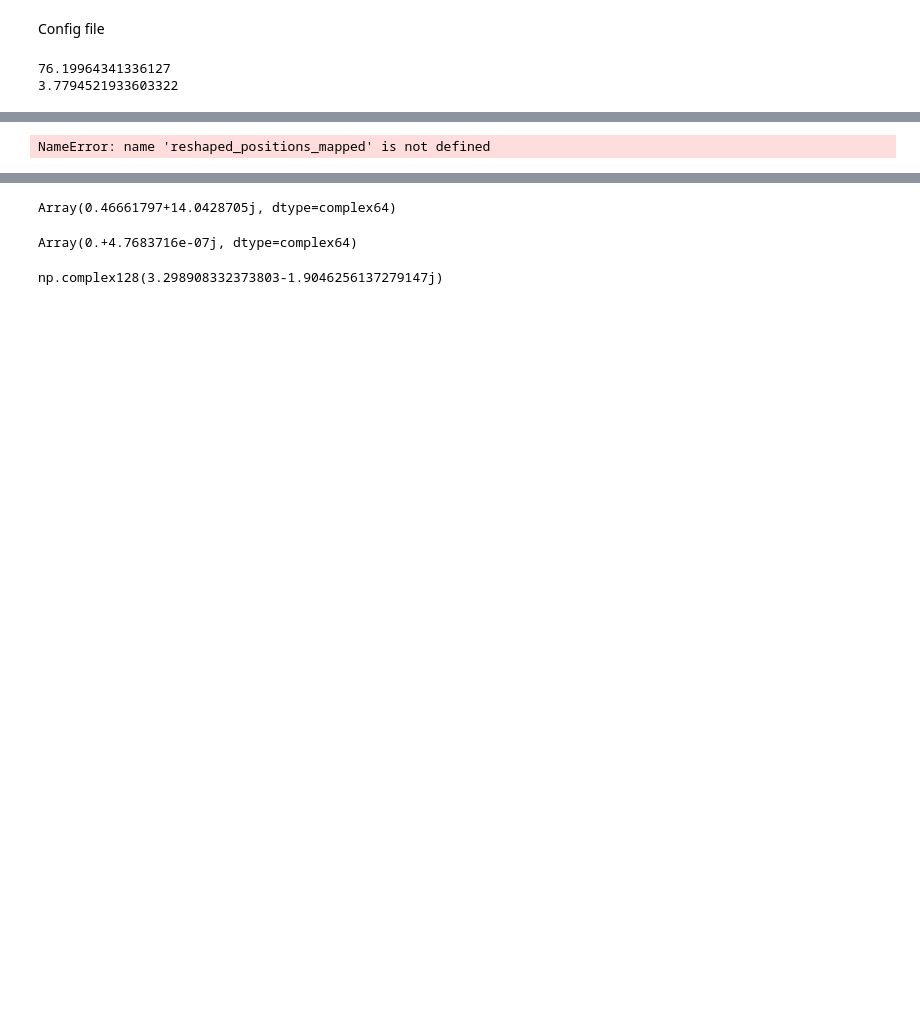
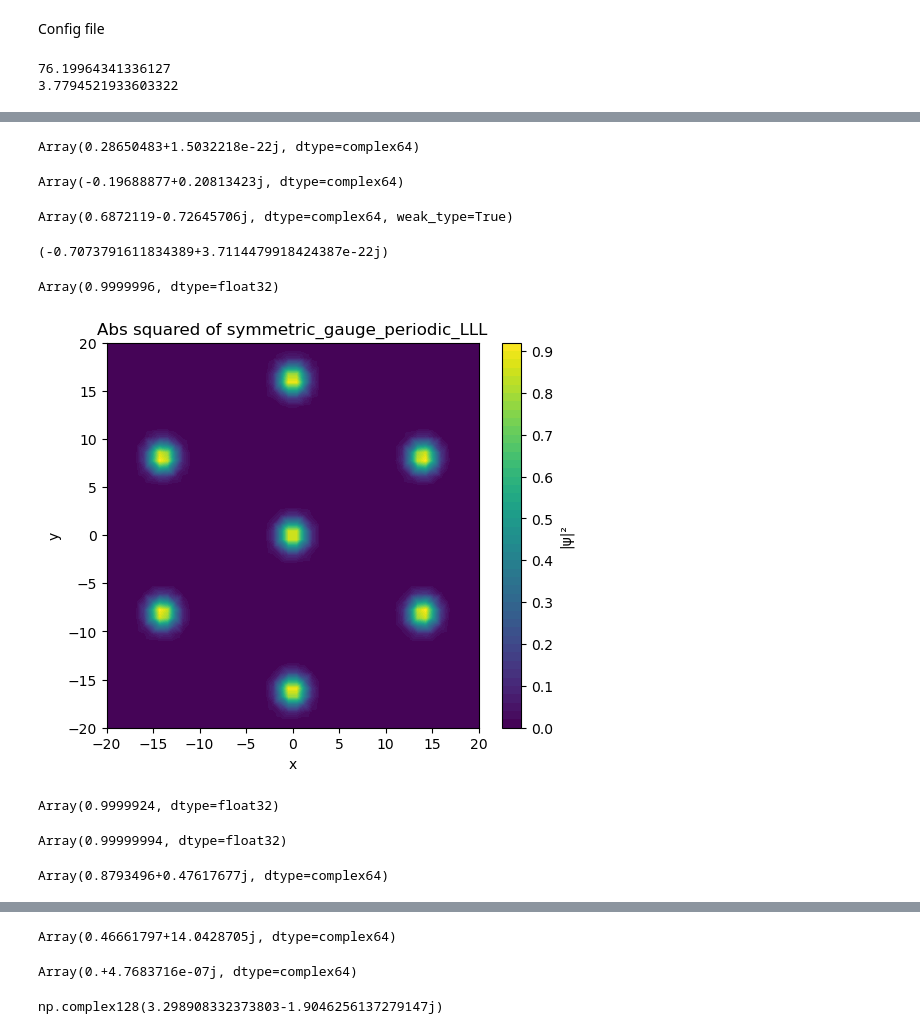
Before and after one commit to abouelkomsan/ferminet_ahmed, a Jupyter notebook: tests.ipynb, the cells around one changed output, grey strips where cells are left out. Cells and saved outputs as stored; diff of their text form; code cells hidden in the pictures; blank space fills up the shorter version.

```diff
--- a/tests.ipynb
+++ b/tests.ipynb
@@ -168,4 +168,4 @@ def construct_input_features(
       jnp.linalg.norm(ee + jnp.eye(n)[..., None], axis=-1) * (1.0 - jnp.eye(n)))
   return ae, ee, r_ae, r_ee[..., None]
 # %%
-ae,ee,r_ae, r_ee = construct_input_features(jnp.array([[0.0, 0.0], [1.0, 1.0]]).flatten(), jnp.array([[0.0, 0.0]]),2)
+ae,ee,r_ae, r_ee = construct_input_features(jnp.array([[1.0, 0.0]]).flatten(), jnp.array([[0.0, 0.0]]),2)
@@ -280,7 +284,7 @@ def reciprocal_vecs(a1: jnp.ndarray, a2: jnp.ndarray, Tmatrix: jnp.ndarray) -> j
 # %%
 a1 = jnp.array([jnp.sqrt(3)/2,-0.5])
 a2 = jnp.array([0,1])
-Tmatrix = jnp.array([[3,0], [0, 3]])  # Identity matrix for unit cell
+Tmatrix = jnp.array([[4,0], [0, 6]])  # Identity matrix for unit cell
 T = lattice_vecs(a1, a2, Tmatrix)
 rec = 2*jnp.pi*jnp.linalg.inv(T)
 # %%
@@ -306,9 +310,9 @@ area
 # %% [output]
 10.392304
 # %%
-def hbar2_over_2m_eff(meff: float) -> float:
+def hbar2_over_m_eff(meff: float) -> float:
     """
-    Returns hbar^2 / (2 * m_eff) in units of meV·nm².
+    Returns hbar^2 / (m_eff) in units of meV·nm².
     `meff` should be given in units of the electron mass m_e.
     """
     # Physical constants
@@ -319,7 +323,7 @@ def hbar2_over_2m_eff(meff: float) -> float:
     nm2 = 1e-18             # m²
 
     # Convert hbar^2 / (2 m_eff) to meV·nm²
-    value = hbar**2 / (2 * meff * m_e)  # in J·m²
+    value = hbar**2 / (meff * m_e)  # in J·m²
     value_meV_nm2 = value / meV / nm2  # convert to meV·nm²
 
     return value_meV_nm2
@@ -372,0 +379,5 @@ prefac/hbar2_over_2m_eff(1.0)/2
+# %%
+  KE_prefactor = hbar2_over_m_eff(1.0)
+  pp_phases = np.array([0.0, 0.0, 0.0])
+  epsilon = 5.0
+  intcoff = (coulomb_prefactor(epsilon))/KE_prefactor
@@ -1513,0 +1658,50 @@ Array(0.-94.80371j, dtype=complex64)
+# %%
+ellipticfunctions.symmetric_gauge_periodic_LLL(jnp.array([1,2]),L1,L2,40)
+# %% [output]
+Array(0.28650483+1.5032218e-22j, dtype=complex64)
+# %%
+ellipticfunctions.symmetric_gauge_periodic_LLL(jnp.array([1,2]+L1),L1,L2,40)
+# %% [output]
+Array(-0.19688877+0.20813423j, dtype=complex64)
+# %%
+jnp.exp(1j*(L1[0]*2 - L1[1]*1)/2)
+# %% [output]
+Array(0.6872119-0.72645706j, dtype=complex64, weak_type=True)
+# %%
+(0.28650483-1.5032218e-22j)/(-0.19688877-0.20813423)
+# %% [output]
+(-0.7073791611834389+3.7114479918424387e-22j)
+# %%
+jnp.linalg.norm(-0.6964005523177522-0.7176527422994881j)
+# %% [output]
+Array(0.9999996, dtype=float32)
+# %%
+import numpy as np
+import matplotlib.pyplot as plt
+import jax.numpy as jnp
+
+# Define grid
+num_points = 50
+x = np.linspace(-20, 20, num_points)
+y = np.linspace(-20, 20, num_points)
+X, Y = np.meshgrid(x, y)
+points = np.column_stack([X.ravel(), Y.ravel()])
+
+# Evaluate function
+Z = []
+for pt in points:
+    val = ellipticfunctions.symmetric_gauge_periodic_LLL(jnp.array(pt), L1, L2, 2)
+    Z.append(jnp.abs(val)**2)
+Z = np.array(Z)
+
+
+# Tricontour plot
+plt.figure(figsize=(6,5))
+plt.tricontourf(points[:,0], points[:,1], Z, levels=50)
+plt.xlabel('x')
+plt.ylabel('y')
+plt.title('Abs squared of symmetric_gauge_periodic_LLL')
+plt.colorbar(label='|ψ|²')
+plt.show()
+# %% [output]
+[figure, added]
@@ -1514,5 +1715,13 @@ Array(0.-94.80371j, dtype=complex64)
+# %%
+jnp.linalg.norm(0.6871929696724057+0.7264644448601109j)
+# %% [output]
+Array(0.9999924, dtype=float32)
+# %%
+jnp.linalg.norm(-0.6691701662147237+0.7431091720245238j)
+# %% [output]
+Array(0.99999994, dtype=float32)
 # %%
-v1 = np.array([reshaped_positions_mapped[2][2],reshaped_positions_mapped[2][3]])
+v1 = jnp.array([30,40])
 jnp.exp(1j*(v1[0]*L1[1] - v1[1]*L1[0])/2)
 # %% [output]
-NameError: name 'reshaped_positions_mapped' is not defined
+Array(0.8793496+0.47617677j, dtype=complex64)
```
Also changed, not shown: parts of 114 cells of this notebook, 39 other files.
